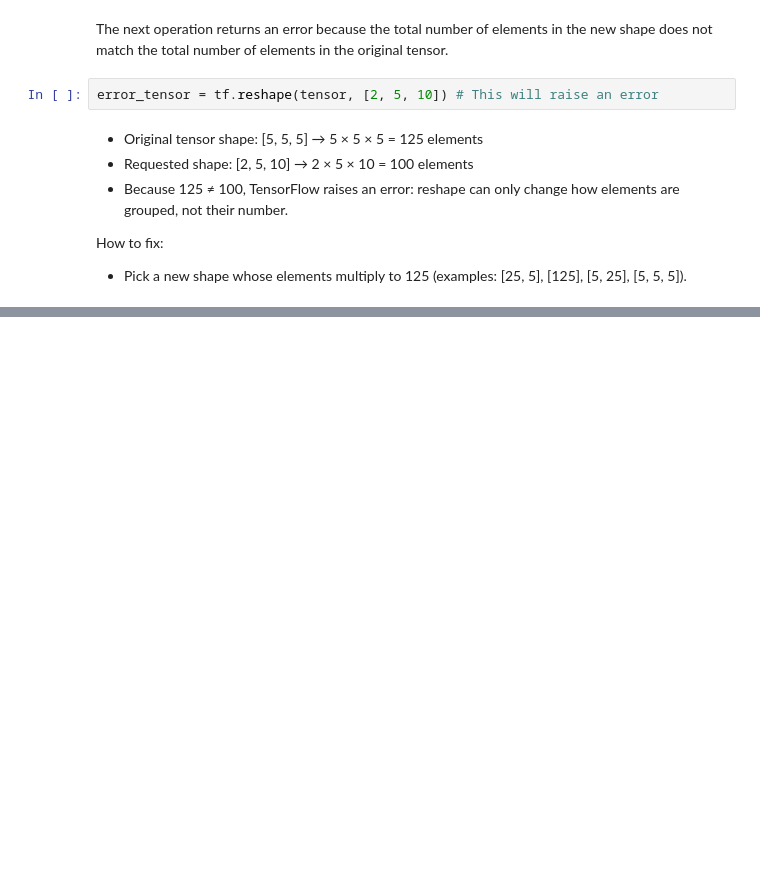
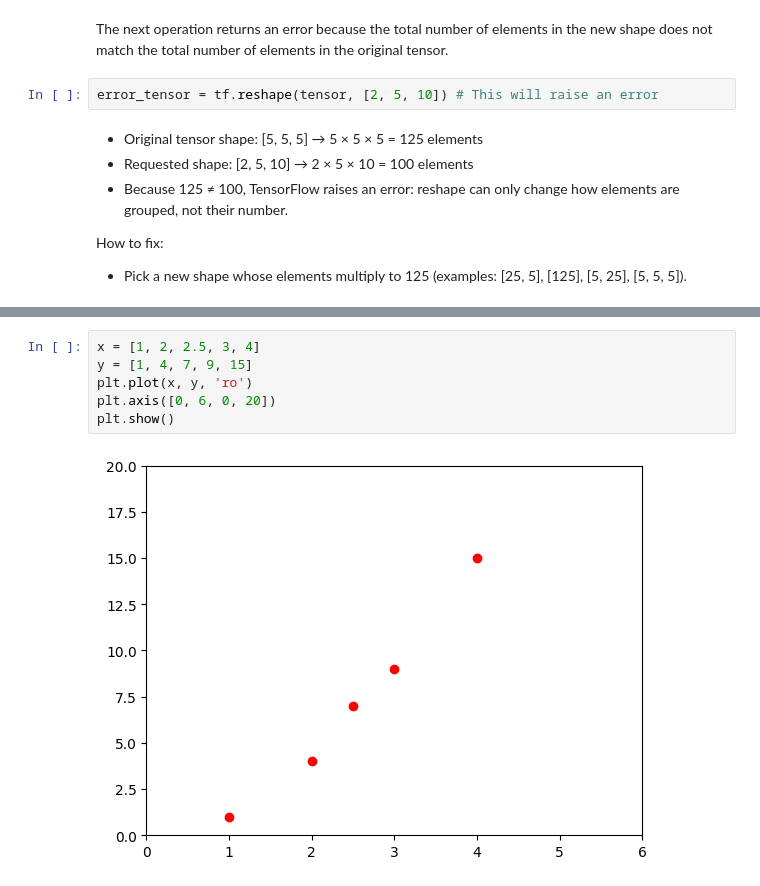
Before and after one commit to GTazz/ML-Study, a Jupyter notebook: Notebook.ipynb, the cells around one changed output, grey strips where cells are left out. Drawn from its saved outputs; the diff is of its cells as text; blank space fills up the shorter version.

```diff
--- a/Notebook.ipynb
+++ b/Notebook.ipynb
@@ -58,0 +119,8 @@ How to fix:
+# %%
+x = [1, 2, 2.5, 3, 4]
+y = [1, 4, 7, 9, 15]
+plt.plot(x, y, 'ro')
+plt.axis([0, 6, 0, 20])
+plt.show()
+# %% [output]
+[figure, added]
```
Also changed, not shown: parts of 22 cells of this notebook, 1 other file.
